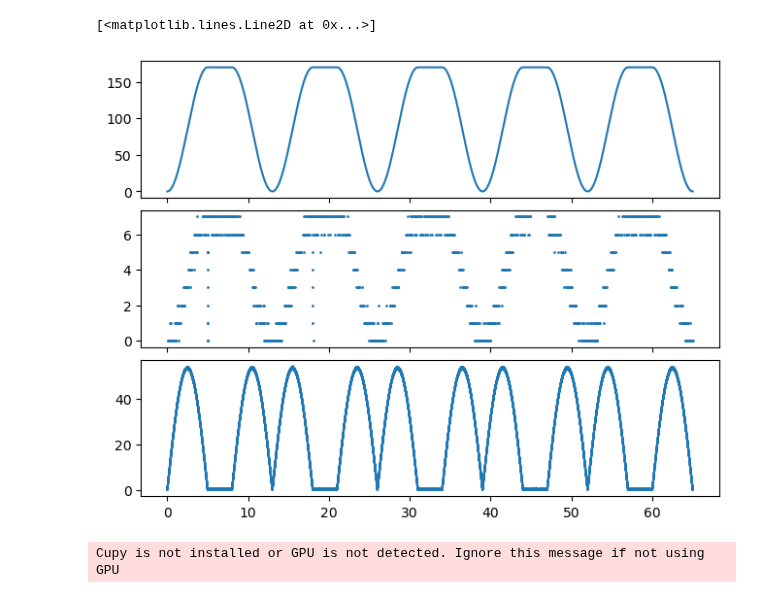
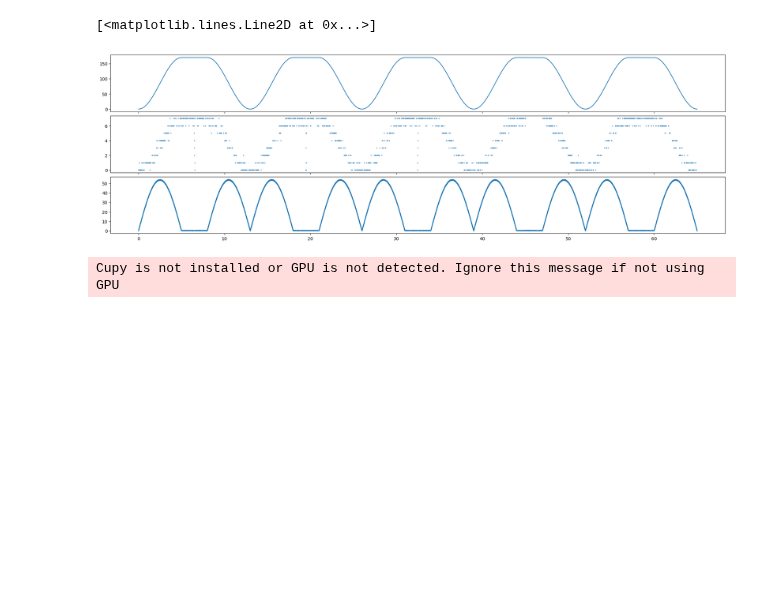
Before and after one commit to edeno/test_hmm, a Jupyter notebook: notebooks/test_simulated.ipynb, the cells around one changed output. Saved outputs shown, nothing was run; the diff lists cells and outputs as text; code cells hidden in the pictures; blank space fills up the shorter version.

```diff
--- a/notebooks/test_simulated.ipynb
+++ b/notebooks/test_simulated.ipynb
@@ -1,23 +1,23 @@
 # %%
 from src.simulate import make_simulated_data
 import matplotlib.pyplot as plt
 import numpy as np
 
 speed, position, spikes, time, ripple_times, sampling_frequency = make_simulated_data()
 
 is_ripple = np.zeros_like(time, dtype=bool)
 for ripple_time in ripple_times:
     is_ripple |= (time >= ripple_time[0]) & (time <= ripple_time[1])
 
 
-fig, axes = plt.subplots(3, 1, sharex=True, constrained_layout=True)
+fig, axes = plt.subplots(3, 1, sharex=True, constrained_layout=True, figsize=(20, 6))
 axes[0].plot(time, position)
 spike_time_ind, neuron_ind = np.nonzero(spikes)
 axes[1].scatter(time[spike_time_ind], neuron_ind, s=1)
 axes[2].plot(time, speed)
 # %% [output]
 [<matplotlib.lines.Line2D at 0x...>]
-[figure, old version]
+[figure, new version]
 # %%
 from replay_trajectory_classification import Environment
 
```
Also changed, not shown: parts of 11 cells of this notebook, 1 other file.
